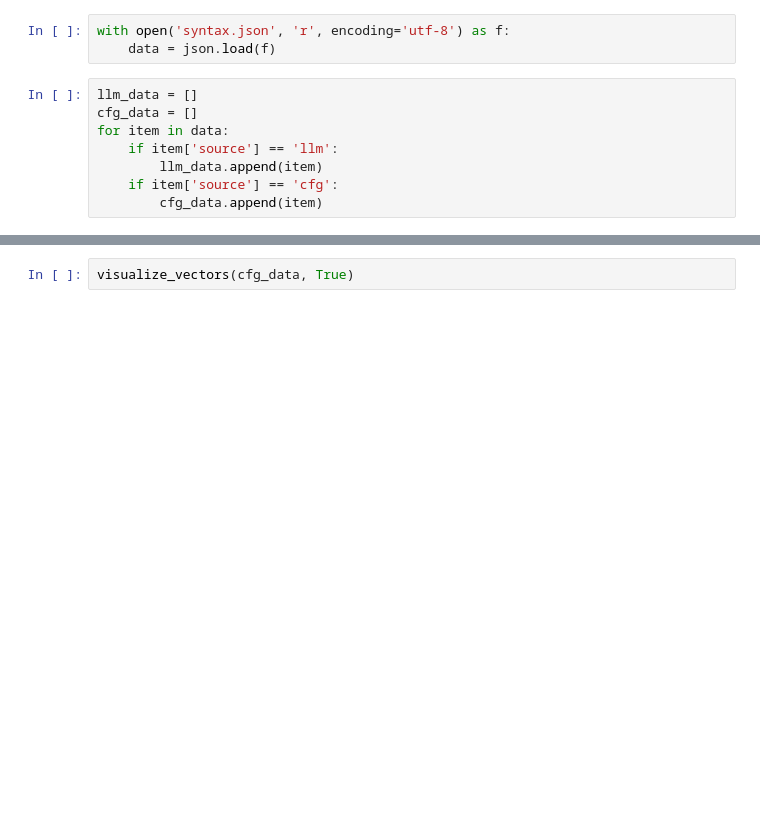
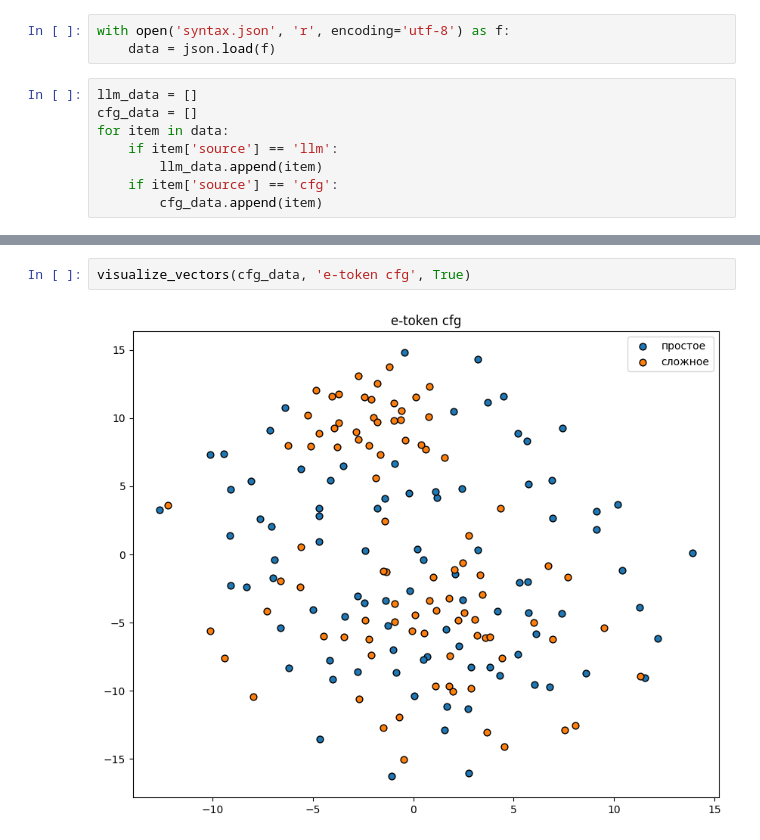
Before and after one commit to PalkinEgor/diploma, a Jupyter notebook: notebooks/e_m_syntax_analyze.ipynb, the cells around one changed output, grey strips where cells are left out. Drawn from its saved outputs; the diff is of its cells as text; blank space fills up the shorter version.

```diff
--- a/notebooks/e_m_syntax_analyze.ipynb
+++ b/notebooks/e_m_syntax_analyze.ipynb
@@ -47,3 +60,5 @@ visualize_vectors(llm_data, False)
 # %%
-visualize_vectors(cfg_data, True)
+visualize_vectors(cfg_data, 'e-token cfg', True)
+# %% [output]
+[figure, added]
 # %%
```
Also changed, not shown: parts of 12 cells of this notebook, 7 other files.
